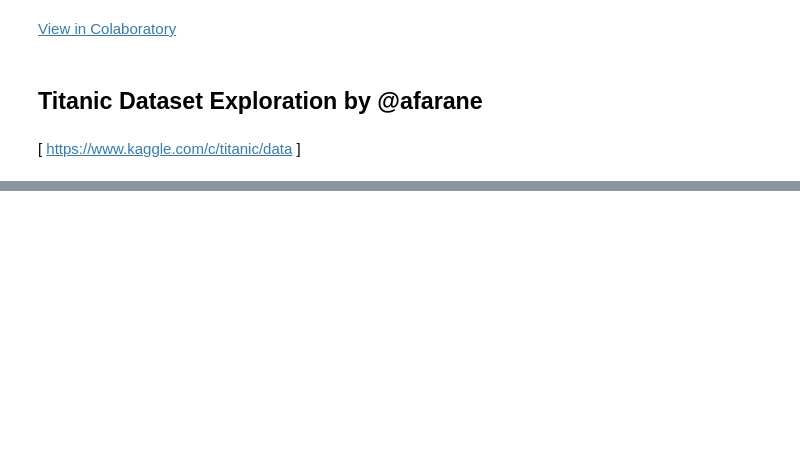
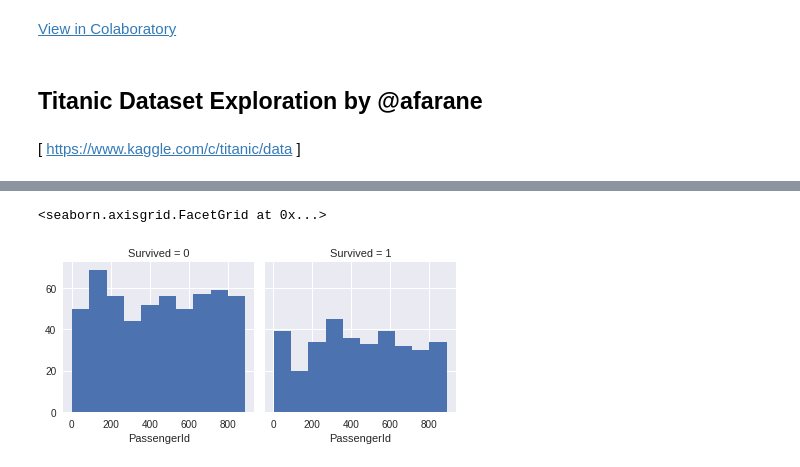
Before and after one commit to afarane/kaggle, a Jupyter notebook: kaggle_titanic.ipynb, the cells around one changed output, grey strips where cells are left out. Cells and saved outputs as stored; diff of their text form; code cells hidden in the pictures; blank space fills up the shorter version.

```diff
--- a/kaggle_titanic.ipynb
+++ b/kaggle_titanic.ipynb
@@ -179,0 +294,6 @@ memory usage: 62.7+ KB
+# %%
+g = sns.FacetGrid(train_data, col='Survived')
+g.map(plt.hist, 'PassengerId', bins=10)
+# %% [output]
+<seaborn.axisgrid.FacetGrid at 0x...>
+[figure, added]
```
Also changed, not shown: parts of 71 cells of this notebook.
